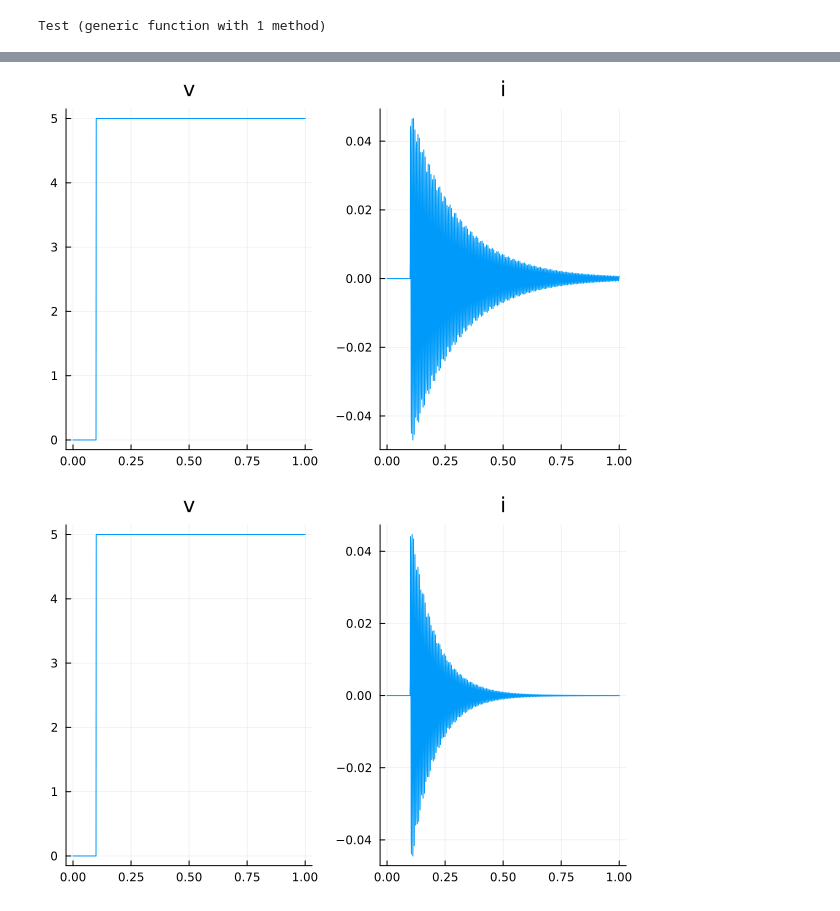
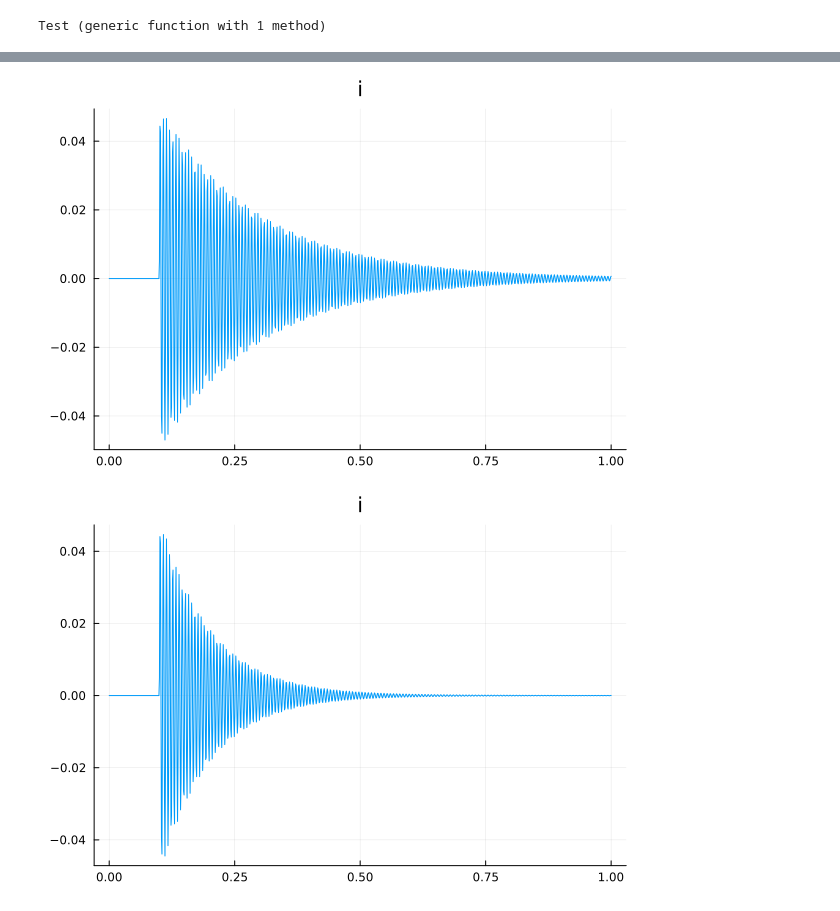
Before and after one commit to JuliaMBD/JuliaMBD.jl, a Jupyter notebook: examples/RLC2.ipynb, the cells around one changed output, grey strips where cells are left out. Drawn from its saved outputs; the diff is of its cells as text; code cells hidden in the pictures.

```diff
--- a/examples/RLC2.ipynb
+++ b/examples/RLC2.ipynb
@@ -68,3 +68,7 @@ RLC (generic function with 1 method)
 end
 # %% [output]
 Test (generic function with 1 method)
+# %%
+m = @compile Test(R=10, L=100e-3, C=10e-6, voltage=5)
+result = JuliaMBD.simulate(m, tspan=(0,1))
+plot(result)
@@ -71,9 +77,9 @@ Test (generic function with 1 method)
 # %%
-m = @compile Test(R=@v(10), L=100e-3, C=10e-6, voltage=5)
+m = @compile Test(R=@v(R), L=100e-3, C=10e-6, voltage=5)
 for R = 1:10
-    result = JuliaMBD.simulate(m, tspan=(0,1), parameters=(R=R,), alg=DifferentialEquations.Tsit5());
-    display(plot(result, layout=(1,2)))
+    result = JuliaMBD.simulate(m, tspan=(0,1), parameters=(R=R,))
+    display(plot(result, vars=[:i]))
 end
 # %% [output]
-[figure, old version]
+[figure, new version]
-[figure, old version]
+[figure, new version]
```
Also changed, not shown: parts of 3 cells of this notebook, 11 other files.
